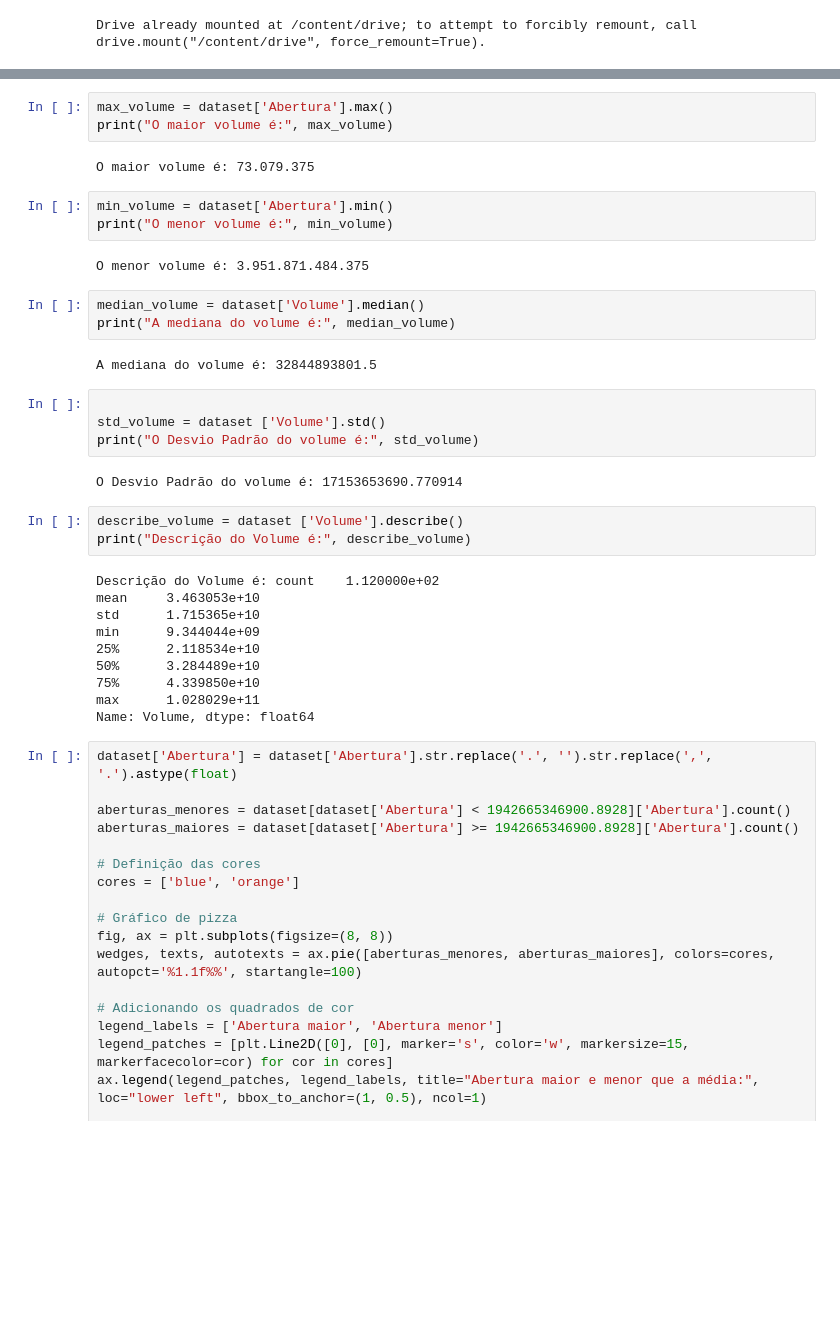
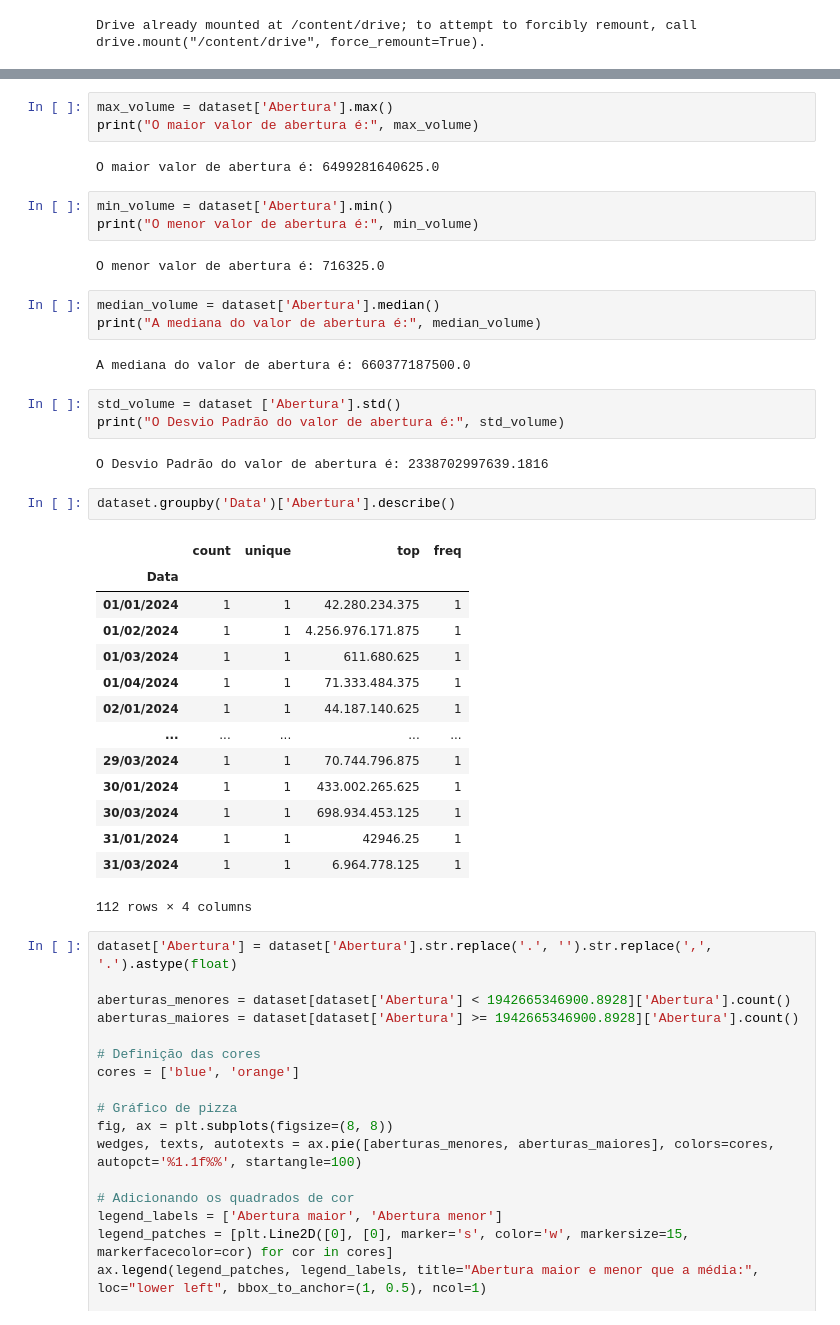
Before and after one commit to GabrielMarkss/GoogleColabBD, a Jupyter notebook: ProjetoTAVBD.ipynb, the cells around one changed output, grey strips where cells are left out. Cells and saved outputs as stored; diff of their text form; blank space fills up the shorter version.

```diff
--- a/ProjetoTAVBD.ipynb
+++ b/ProjetoTAVBD.ipynb
@@ -40,37 +45,40 @@ A média do volume é: 1942665346900.8928
 # %%
 max_volume = dataset['Abertura'].max()
-print("O maior volume é:", max_volume)
+print("O maior valor de abertura é:", max_volume)
 # %% [output]
-O maior volume é: 73.079.375
+O maior valor de abertura é: 6499281640625.0
 # %%
 min_volume = dataset['Abertura'].min()
-print("O menor volume é:", min_volume)
+print("O menor valor de abertura é:", min_volume)
 # %% [output]
-O menor volume é: 3.951.871.484.375
+O menor valor de abertura é: 716325.0
 # %%
-median_volume = dataset['Volume'].median()
-print("A mediana do volume é:", median_volume)
+median_volume = dataset['Abertura'].median()
+print("A mediana do valor de abertura é:", median_volume)
 # %% [output]
-A mediana do volume é: 32844893801.5
+A mediana do valor de abertura é: 660377187500.0
 # %%
-
-std_volume = dataset ['Volume'].std()
-print("O Desvio Padrão do volume é:", std_volume)
+std_volume = dataset ['Abertura'].std()
+print("O Desvio Padrão do valor de abertura é:", std_volume)
 # %% [output]
-O Desvio Padrão do volume é: 17153653690.770914
+O Desvio Padrão do valor de abertura é: 2338702997639.1816
-# %%
-describe_volume = dataset ['Volume'].describe()
-print("Descrição do Volume é:", describe_volume)
-# %% [output]
-Descrição do Volume é: count    1.120000e+02
-mean     3.463053e+10
-std      1.715365e+10
-min      9.344044e+09
-25%      2.118534e+10
-50%      3.284489e+10
-75%      4.339850e+10
-max      1.028029e+11
-Name: Volume, dtype: float64
+# %%
+dataset.groupby('Data')['Abertura'].describe()
+# %% [output]
+|  | count | unique | top | freq |
+| Data |  |  |  |  |
+| 01/01/2024 | 1 | 1 | 42.280.234.375 | 1 |
+| 01/02/2024 | 1 | 1 | 4.256.976.171.875 | 1 |
+| 01/03/2024 | 1 | 1 | 611.680.625 | 1 |
+| 01/04/2024 | 1 | 1 | 71.333.484.375 | 1 |
+| 02/01/2024 | 1 | 1 | 44.187.140.625 | 1 |
+| ... | ... | ... | ... | ... |
+| 29/03/2024 | 1 | 1 | 70.744.796.875 | 1 |
+| 30/01/2024 | 1 | 1 | 433.002.265.625 | 1 |
+| 30/03/2024 | 1 | 1 | 698.934.453.125 | 1 |
+| 31/01/2024 | 1 | 1 | 42946.25 | 1 |
+| 31/03/2024 | 1 | 1 | 6.964.778.125 | 1 |
+112 rows × 4 columns
 # %%
 dataset['Abertura'] = dataset['Abertura'].str.replace('.', '').str.replace(',', '.').astype(float)
 
```
Also changed, not shown: parts of 3 cells of this notebook.
